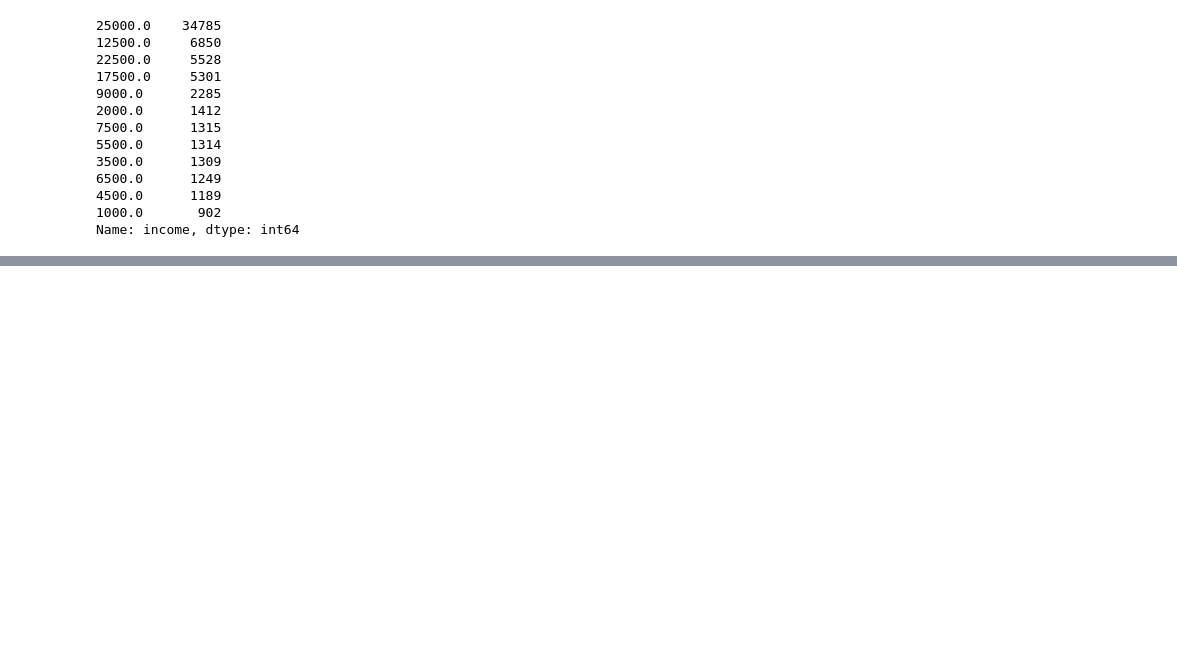
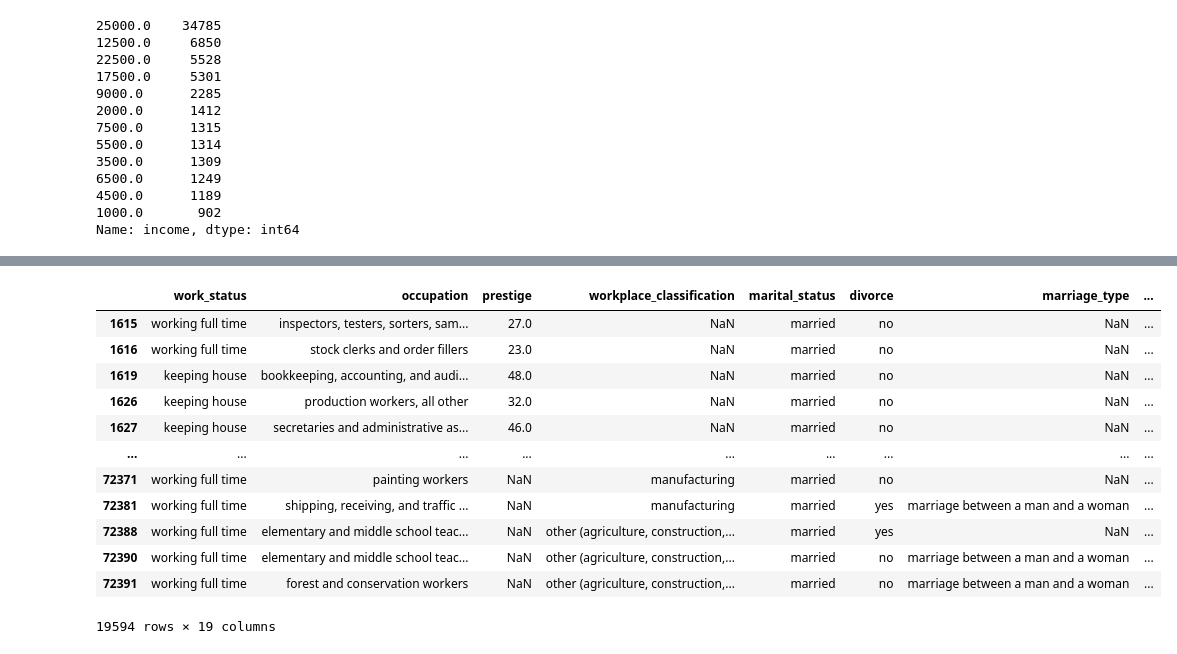
Before and after one commit to torrancefredell/gss_project, a Jupyter notebook: gss_project.ipynb, the cells around one changed output, grey strips where cells are left out. Drawn from its saved outputs; the diff is of its cells as text; code cells hidden in the pictures; blank space fills up the shorter version.

```diff
--- a/gss_project.ipynb
+++ b/gss_project.ipynb
@@ -483,3 +460,5 @@ df_prestige_hapmar
+# %%
+df_prestige_hapmar_hours = df.copy()
 # %%
 # Check for NaN overlaps
 both_nan = df_prestige_hapmar[df_prestige_hapmar['respondent_prestige'].isna() & df_prestige_hapmar['prestg105plus'].isna()]
@@ -522,3 +501,21 @@ df_prestige_hapmar
+# %%
+df_prestige_hapmar_hours.dropna(subset=['respondent_prestige', 'marriage_happiness', 'marital_status', 'spouse_prestige', 'spouse_hours_worked'], inplace=True)
+df_prestige_hapmar_hours
+# This is a df with only rows that have respondent_prestige, marriage_happiness, marital_status,spouse prestige, and spouse_hours_worked values
+# %% [output]
+|  | work_status | occupation | prestige | workplace_classification | marital_status | divorce | marriage_type | ... |
+| 1615 | working full time | inspectors, testers, sorters, sam... | 27.0 | NaN | married | no | NaN | ... |
+| 1616 | working full time | stock clerks and order fillers | 23.0 | NaN | married | no | NaN | ... |
+| 1619 | keeping house | bookkeeping, accounting, and audi... | 48.0 | NaN | married | no | NaN | ... |
+| 1626 | keeping house | production workers, all other | 32.0 | NaN | married | no | NaN | ... |
+| 1627 | keeping house | secretaries and administrative as... | 46.0 | NaN | married | no | NaN | ... |
+| ... | ... | ... | ... | ... | ... | ... | ... | ... |
+| 72371 | working full time | painting workers | NaN | manufacturing | married | no | NaN | ... |
+| 72381 | working full time | shipping, receiving, and traffic ... | NaN | manufacturing | married | yes | marriage between a man and a woman | ... |
+| 72388 | working full time | elementary and middle school teac... | NaN | other (agriculture, construction,... | married | yes | NaN | ... |
+| 72390 | working full time | elementary and middle school teac... | NaN | other (agriculture, construction,... | married | no | marriage between a man and a woman | ... |
+| 72391 | working full time | forest and conservation workers | NaN | other (agriculture, construction,... | married | no | marriage between a man and a woman | ... |
+19594 rows × 19 columns
 # %% [markdown]
 <font size="5">**WRANGLING DOCUMENTATION**</font>
 
```
Also changed, not shown: parts of 19 cells of this notebook.
